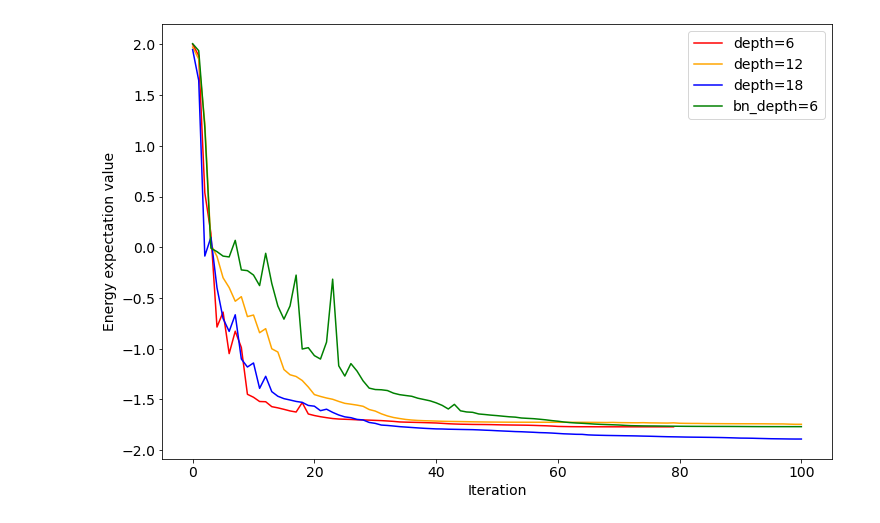
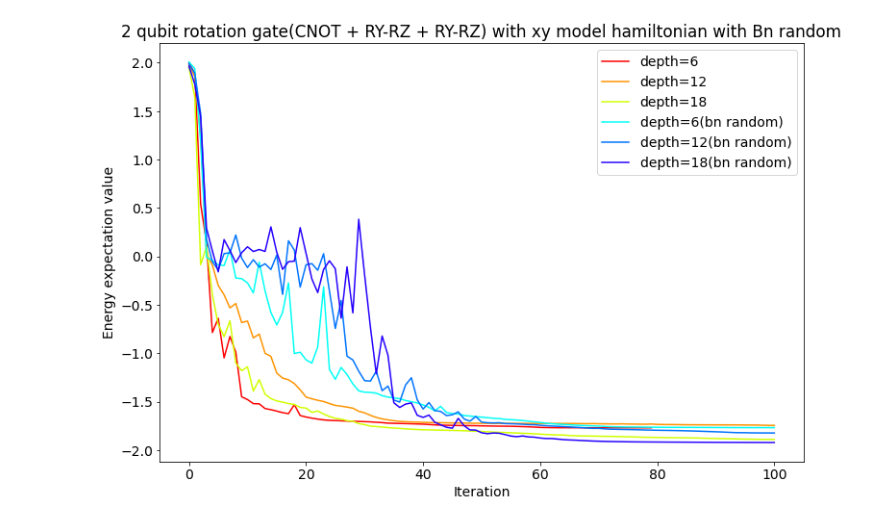
Before and after one commit to tanan/qsimu, a Jupyter notebook: qulacs/indirect/results/1_vqe_results.ipynb, the cells around one changed output. Drawn from its saved outputs; the diff is of its cells as text; code cells hidden in the pictures.

```diff
--- a/qulacs/indirect/results/1_vqe_results.ipynb
+++ b/qulacs/indirect/results/1_vqe_results.ipynb
@@ -35,24 +24,25 @@ plt.show()
 # %%
 ## xy model
 depth_6 = np.loadtxt("./6qubit_indirect_by_xy_hamiltonian_6_10.0_False_False_False_cost.txt")
 depth_12 = np.loadtxt("./6qubit_indirect_by_xy_hamiltonian_12_10.0_False_False_False_cost.txt")
 depth_18 = np.loadtxt("./6qubit_indirect_by_xy_hamiltonian_18_10.0_False_False_False_cost.txt")
 
 bn_depth_6 = np.loadtxt("./6qubit_indirect_by_xy_hamiltonian_6_10.0_False_False_True_cost.txt")
-# bn_depth_12 = np.loadtxt("./6qubit_indirect_by_xy_hamiltonian_12_10.0_False_False_True_cost.txt")
-# bn_depth_18 = np.loadtxt("./6qubit_indirect_by_xy_hamiltonian_18_10.0_False_False_True_cost.txt")
+bn_depth_12 = np.loadtxt("./6qubit_indirect_by_xy_hamiltonian_12_10.0_False_False_True_cost.txt")
+bn_depth_18 = np.loadtxt("./6qubit_indirect_by_xy_hamiltonian_18_10.0_False_False_True_cost.txt")
 
 plt.figure(figsize=(12,8))
 plt.rcParams["font.size"] = 14
-plt.plot(depth_6, color="red", label="depth=6")
-plt.plot(depth_12, color="orange", label="depth=12")
-plt.plot(depth_18, color="blue", label="depth=18")
-plt.plot(bn_depth_6, color="green", label="bn_depth=6")
-# plt.plot(bn_depth_12, color="orange", label="bn_depth=12")
-# plt.plot(bn_depth_18, color="blue", label="bn_depth=18")
+plt.plot(depth_6, color=cm.hsv(0/10.0), label="depth=6")
+plt.plot(depth_12, color=cm.hsv(1/10.0), label="depth=12")
+plt.plot(depth_18, color=cm.hsv(2/10.0), label="depth=18")
+plt.plot(bn_depth_6, color=cm.hsv(5/10.0), label="depth=6(bn random)")
+plt.plot(bn_depth_12, color=cm.hsv(6/10.0), label="depth=12(bn random)")
+plt.plot(bn_depth_18, color=cm.hsv(7/10.0), label="depth=18(bn random)")
 plt.xlabel("Iteration")
 plt.ylabel("Energy expectation value")
+plt.title("2 qubit rotation gate(CNOT + RY-RZ + RY-RZ) with xy model hamiltonian with Bn random")
 plt.legend()
 plt.show()
 # %% [output]
-[figure, old version]
+[figure, new version]
```
Also changed, not shown: parts of 6 cells of this notebook, 2 other files.
